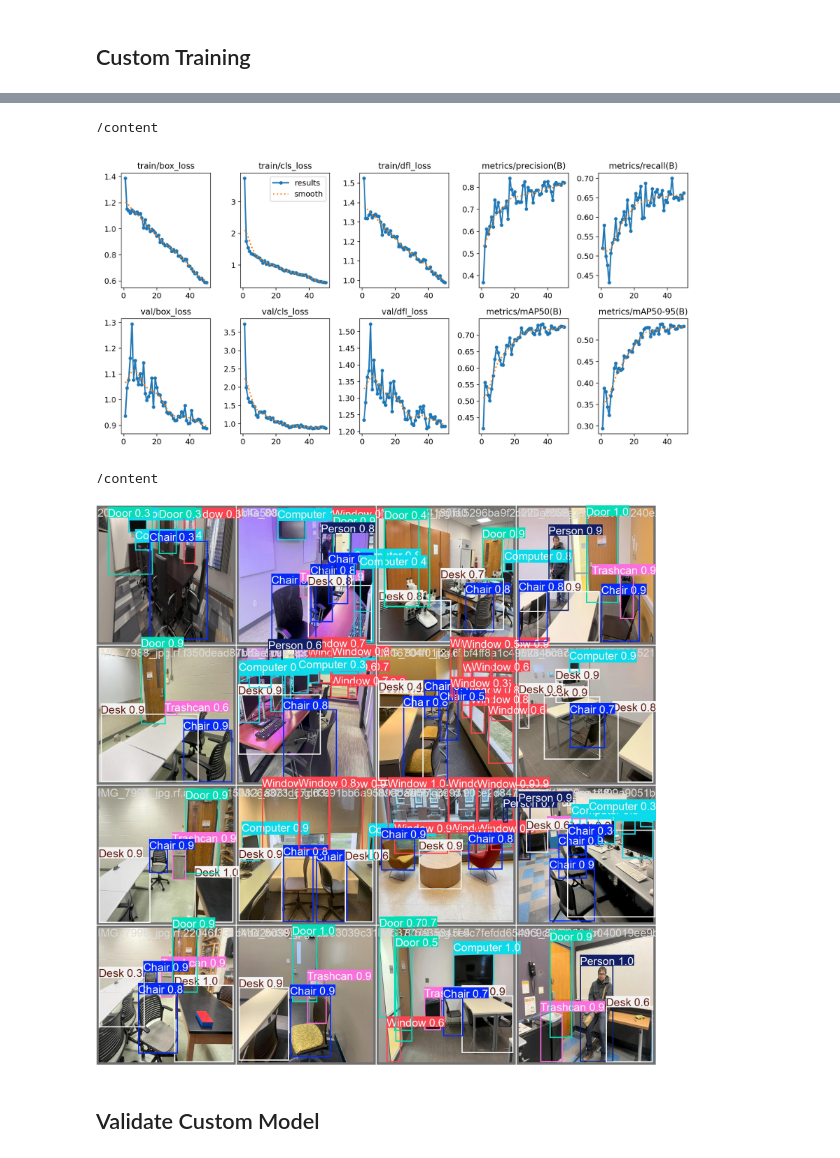
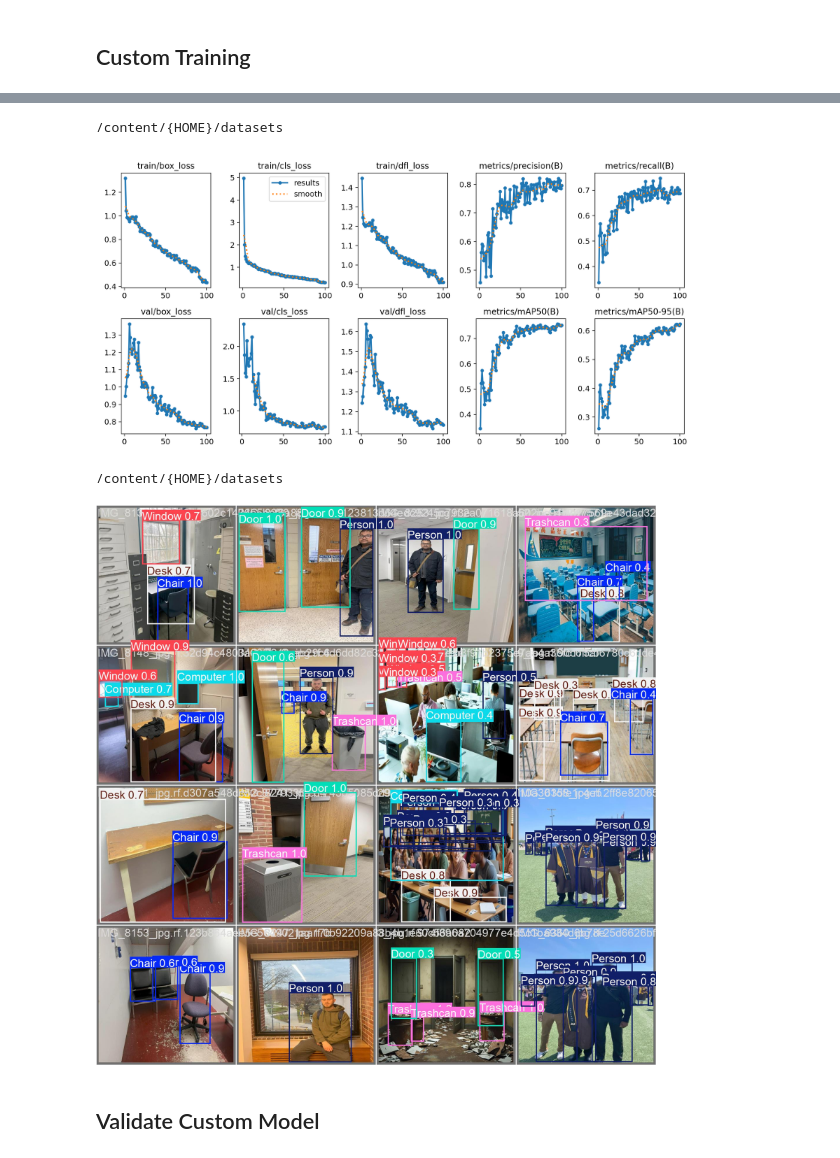
Before and after one commit to adasrat/AIVI, a Jupyter notebook: notebooks/train-yolov8-object-detection-on-custom-dataset.ipynb, the cells around one changed output, grey strips where cells are left out. Saved outputs shown, nothing was run; the diff lists cells and outputs as text; code cells hidden in the pictures.

Commit message:
Updated AIVI Training

```diff
--- a/notebooks/train-yolov8-object-detection-on-custom-dataset.ipynb
+++ b/notebooks/train-yolov8-object-detection-on-custom-dataset.ipynb
@@ -292,15 +283,15 @@ Image(filename=f'{HOME}/runs/detect/train/confusion_matrix.png', width=600)
 # %%
 %cd {HOME}
-Image(filename=f'{HOME}/runs/detect/train/results.png', width=600)
+Image(filename=f'{HOME}/runs/detect/train2/results.png', width=600)
 # %% [output]
-/content
+/content/{HOME}/datasets
-[figure, old version]
+[figure, new version]
 # %%
 %cd {HOME}
-Image(filename=f'{HOME}/runs/detect/train/val_batch0_pred.jpg', width=600)
+Image(filename=f'{HOME}/runs/detect/train2/val_batch0_pred.jpg', width=600)
 # %% [output]
-/content
+/content/{HOME}/datasets
-[figure, old version]
+[figure, new version]
 # %% [markdown]
 ## Validate Custom Model
 # %%
```
Also changed, not shown: parts of 15 cells of this notebook.
